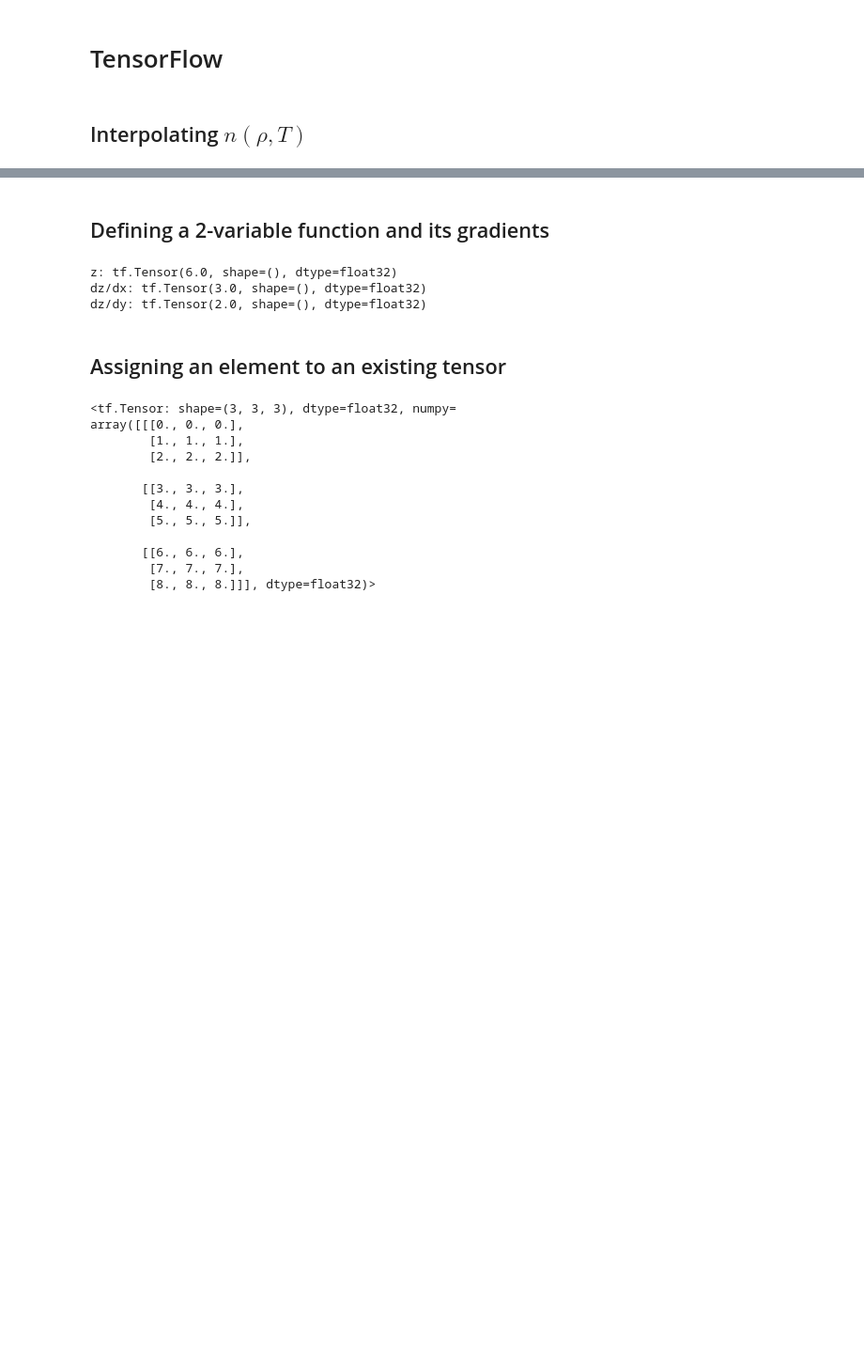
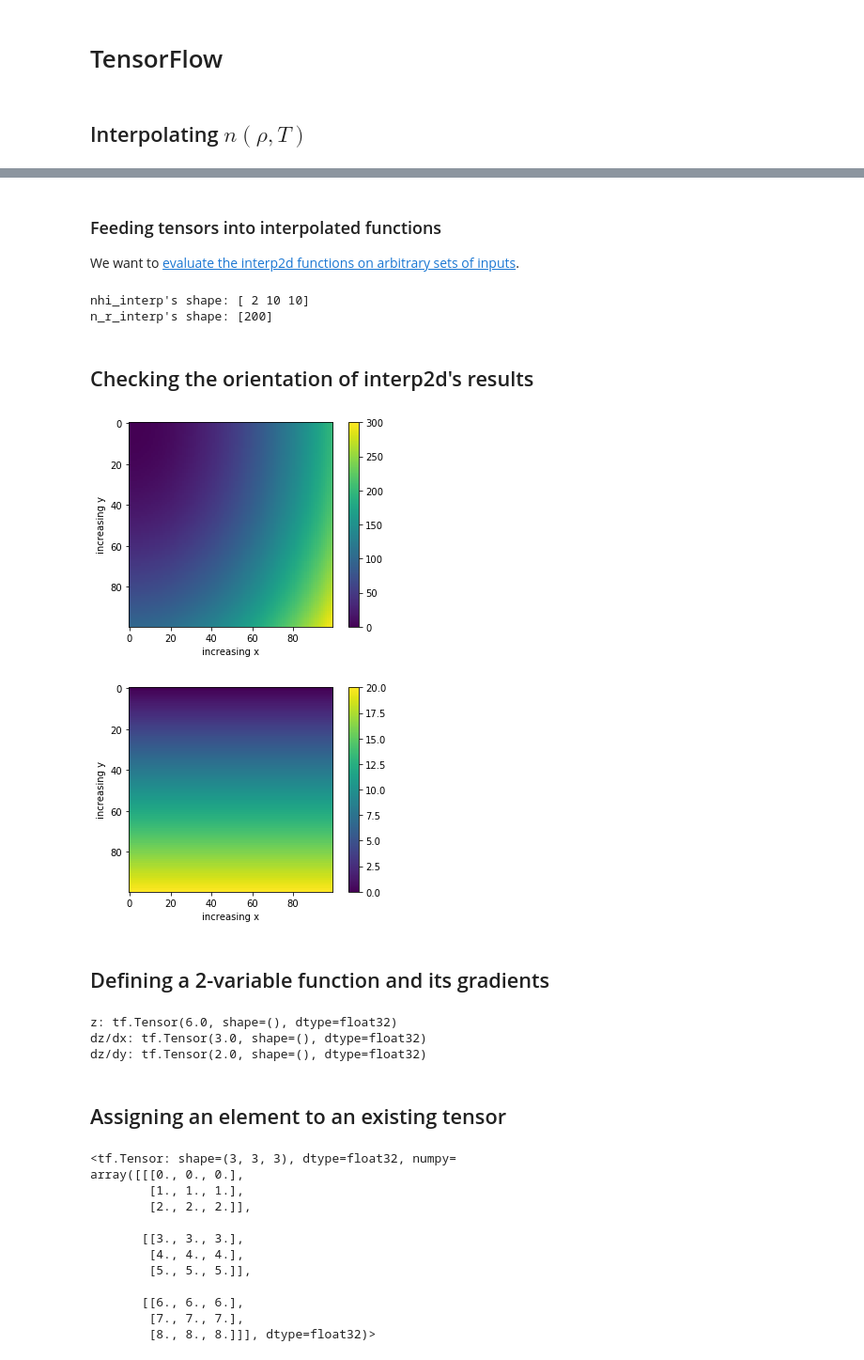
Before and after one commit to Jupiter1994/lya-tf, a Jupyter notebook: lya_fields/test_notebook.ipynb, the cells around one changed output, grey strips where cells are left out. Shown at 94% size. Saved outputs shown, nothing was run; the diff lists cells and outputs as text; code cells hidden in the pictures; blank space fills up the shorter version.

```diff
--- a/lya_fields/test_notebook.ipynb
+++ b/lya_fields/test_notebook.ipynb
@@ -80,0 +205,3 @@ dn/drho: tf.Tensor(0.0, shape=(), dtype=float64)
+# %% [markdown]
+### Feeding tensors into interpolated functions
+We want to [evaluate the interp2d functions on arbitrary sets of inputs](https://stackoverflow.com/questions/47087109/evaluate-the-output-from-scipy-2d-interpolation-along-a-curve).
@@ -81,3 +238,45 @@ dn/drho: tf.Tensor(0.0, shape=(), dtype=float64)
+# %%
+nhi_interp = f_log10(rhob_tf, temp_tf, grid=False)
+print('nhi_interp\'s shape:', tf.shape(nhi_interp).numpy())
+
+# force interp2d functions to do n[i,j,k] = f(x[i,j,k], y[i,j,k]); i.e.
+# treat x,y as arbitrary inputs instead of coordinates
+n_r_interp = interp.dfitpack.bispeu(f_r_log10.tck[0], f_r_log10.tck[1], f_r_log10.tck[2], f_r_log10.tck[3], f_r_log10.tck[4], \
+                                    flatten(log10_rhob_tf), flatten(log10_temp_tf))[0]
+
+print('n_r_interp\'s shape:', tf.shape(n_r_interp).numpy())
+# %% [output]
+nhi_interp's shape: [ 2 10 10]
+n_r_interp's shape: [200]
+# %% [markdown]
+## Checking the orientation of interp2d's results
+# %%
+x = np.linspace(0, 10, num=length)
+y = np.linspace(0, 10, num=length)
+xs, ys = np.meshgrid(x,y)
+z = 2*xs**2 + ys**2
+
+# interpolated function n(rho, T)
+z_interp = interp.interp2d(x, y, z, kind='cubic')
+
+# the partial derivative grids
+z_x_interp = z_interp(x, y, dx=1, dy=0)
+z_y_interp = z_interp(x, y, dx=0, dy=1)
+# %%
+plt.imshow(z_interp(x,y))
+plt.xlabel('increasing x')
+plt.ylabel('increasing y')
+plt.colorbar()
+plt.show()
+
+plt.imshow(z_y_interp)
+plt.xlabel('increasing x')
+plt.ylabel('increasing y')
+plt.colorbar()
+plt.show()
+# %% [output]
+[figure, added]
+[figure, added]
 # %% [markdown]
 ## Defining a 2-variable function and its gradients
 # %%
```
Also changed, not shown: parts of 16 cells of this notebook, 3 other files.
